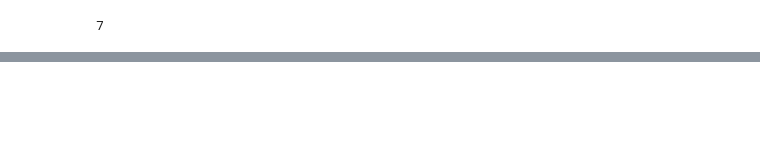
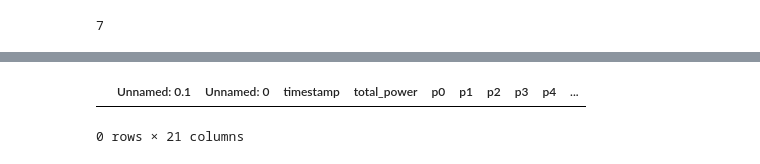
Before and after one commit to ShankarPoudel441/Thesis_Program, a Jupyter notebook: Notebooks/cluster_to_density.ipynb, the cells around one changed output, grey strips where cells are left out. Saved outputs shown, nothing was run; the diff lists cells and outputs as text; code cells hidden in the pictures; blank space fills up the shorter version.

```diff
--- a/Notebooks/cluster_to_density.ipynb
+++ b/Notebooks/cluster_to_density.ipynb
@@ -202,0 +473,23 @@ array([[3.0, '-1.6870763123695685,0.6671710130044683', 0],
+# %%
+points=[[ 35.66999991, -96.66235242],
+       [ 35.66999991, -96.66235242]
+       [ 35.66999991, -96.66235242]
+       [ 35.66999991, -96.66235242]
+       [ 35.66999991, -96.66235242]
+       [ 35.66999991, -96.66235242]]
+
+df=full_data_projected
+
+poly=Polygon(points)
+# %%
+from shapely.geometry import Point
+from shapely.geometry.polygon import Polygon
+
+df['point'] = df.apply(lambda row: Point(row['latitude'],row['longitude']),axis=1)
+polygon = Polygon(points)
+df_1 = df[df['point'].apply(polygon.contains)].copy()
+# %%
+df_1
+# %% [output]
+|  | Unnamed: 0.1 | Unnamed: 0 | timestamp | total_power | p0 | p1 | p2 | p3 | p4 | ... |
+0 rows × 21 columns
```
Also changed, not shown: parts of 17 cells of this notebook, 4 other files.
